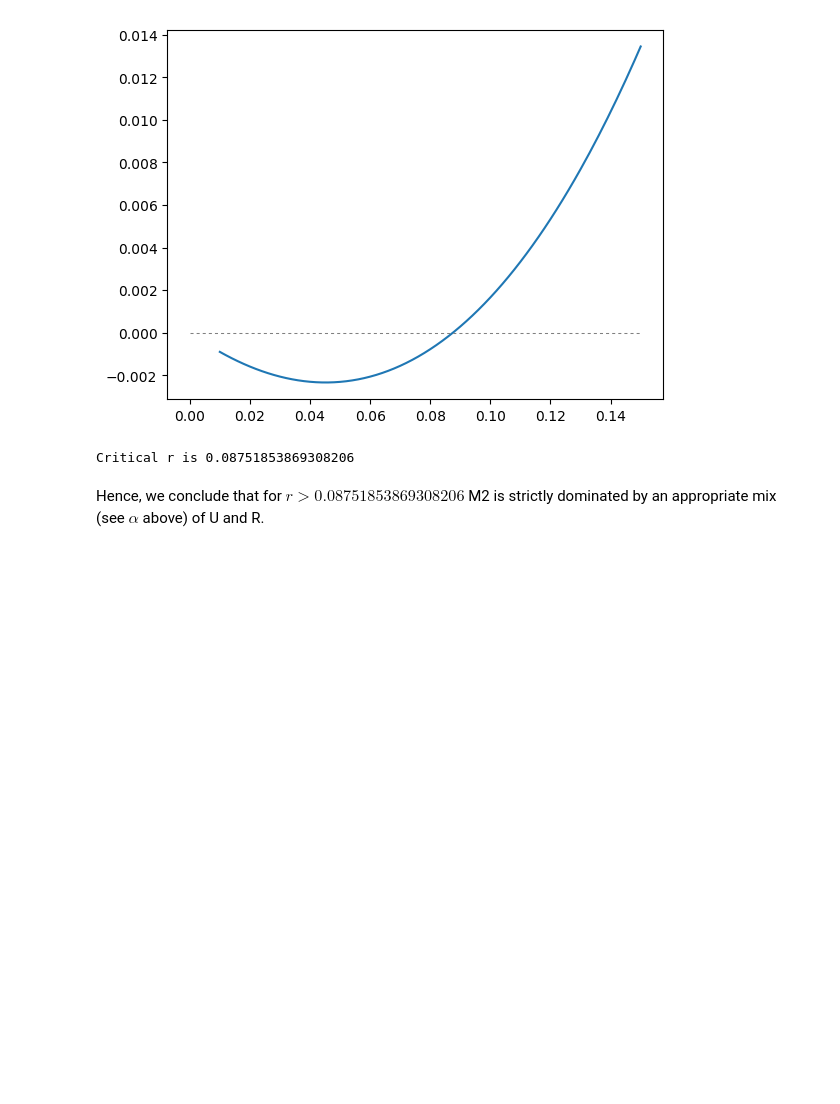
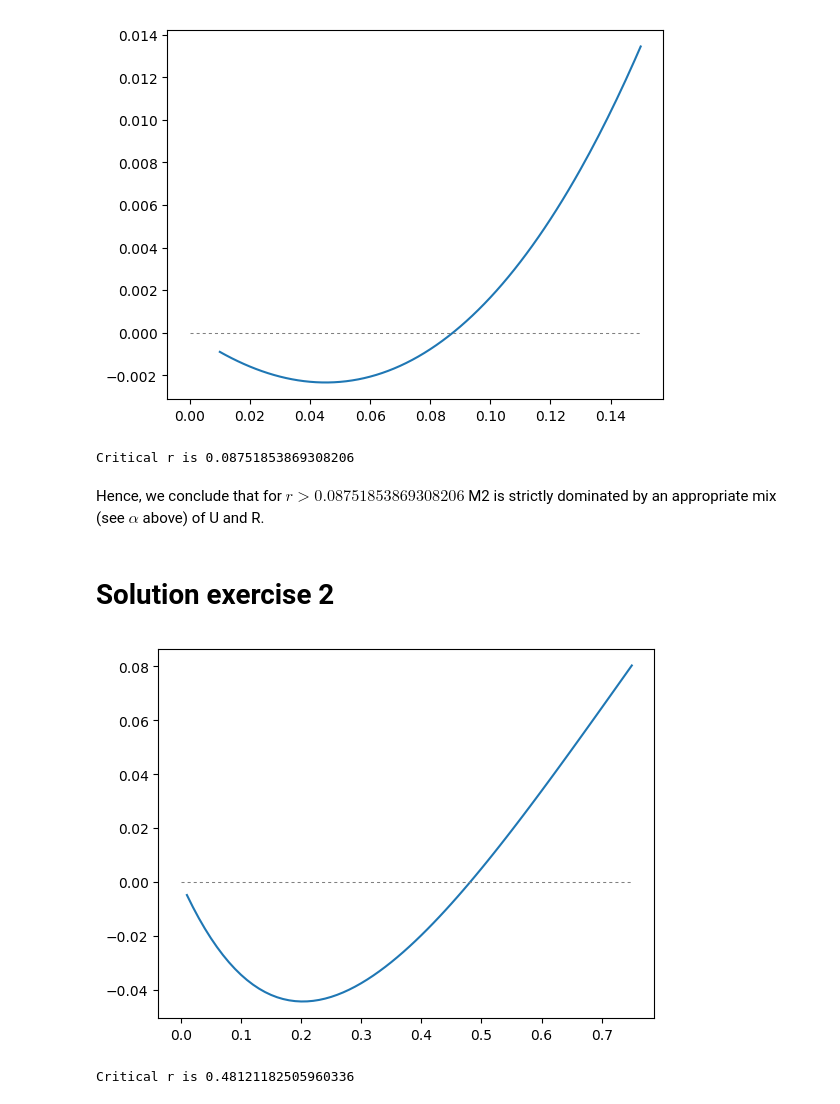
Before and after one commit to KUGameTheory/gt2017, a Jupyter notebook: RiskAttitudesExercise.ipynb, the cells around one changed output. Cells and saved outputs as stored; diff of their text form; code cells hidden in the pictures; blank space fills up the shorter version.

Commit message:
add numeric solution ex 2

```diff
--- a/RiskAttitudesExercise.ipynb
+++ b/RiskAttitudesExercise.ipynb
@@ -25,3 +26,19 @@ plot([0.0,0.15],[0,0],":",color="gray",linewidth=0.75);
 Critical r is 0.08751853869308206
 # %% [markdown]
 Hence, we conclude that for $r>0.08751853869308206$ M2 is strictly dominated by an appropriate mix (see $\alpha$ above) of U and R.
+# %% [markdown]
+# Solution exercise 2
+# %%
+#The following code is written in Julia 0.6 (not in Python!), see https://julialang.org/
+using PyPlot
+using Roots
+
+g(r)=-e^(-r)+0.5*e^(-3r)+0.5*e^0
+
+println("Critical r is ", fzero(g,[0.01,1.0]))
+
+plot(0.01:0.01:0.75,g.(0.01:0.01:0.75));
+plot([0.0,0.75],[0,0],":",color="gray",linewidth=0.75);
+# %% [output]
+[figure, added]
+Critical r is 0.48121182505960336
```
Also changed, not shown: parts of 2 cells of this notebook.
